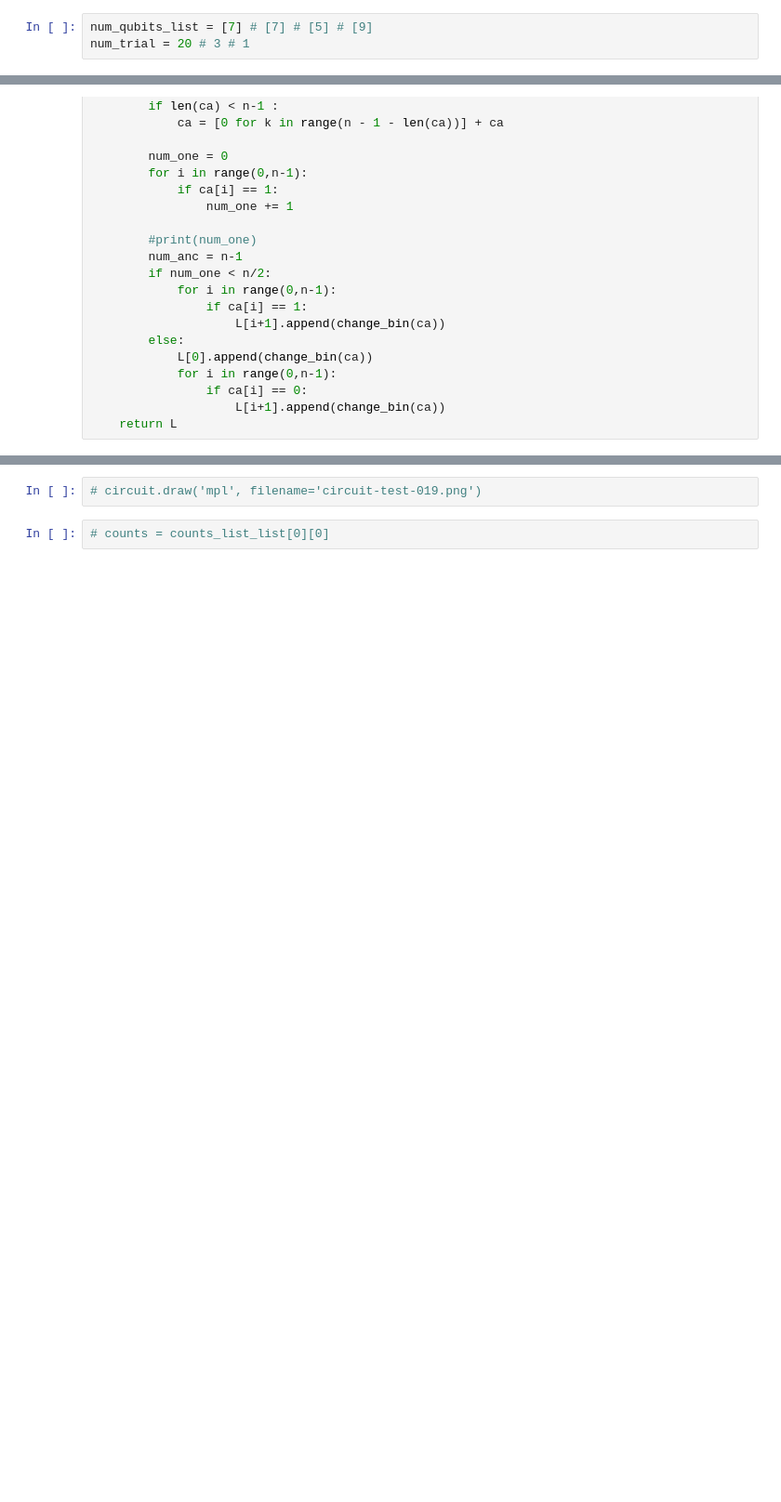
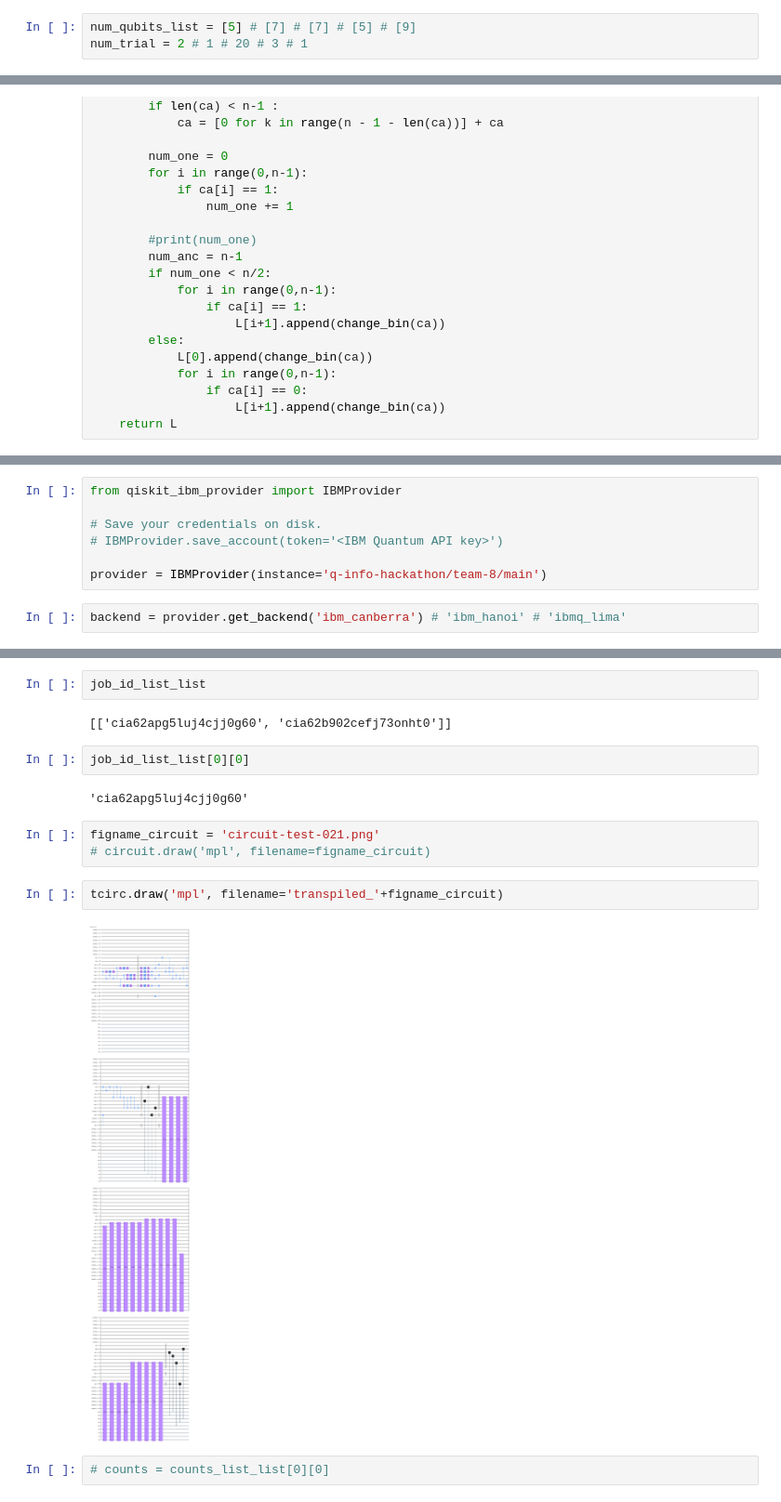
Before and after one commit to dyheo619/2023Q, a Jupyter notebook: repetition-code/noise-model/generalization/three-or-more-qubit-code.ipynb, the cells around one changed output, grey strips where cells are left out. Shown at 93% size. Cells and saved outputs as stored; diff of their text form; blank space fills up the shorter version.

```diff
--- a/repetition-code/noise-model/generalization/three-or-more-qubit-code.ipynb
+++ b/repetition-code/noise-model/generalization/three-or-more-qubit-code.ipynb
@@ -1,6 +1,6 @@
 # %%
-num_qubits_list = [7] # [7] # [5] # [9]
-num_trial = 20 # 3 # 1
+num_qubits_list = [5] # [7] # [7] # [5] # [9]
+num_trial = 2 # 1 # 20 # 3 # 1
 # %%
 from qiskit_aer import AerSimulator
 from qiskit import Aer
@@ -67,3 +69,12 @@ noise_model.add_basis_gates(['unitary'])
+# %%
+from qiskit_ibm_provider import IBMProvider
+
+# Save your credentials on disk.
+# IBMProvider.save_account(token='<IBM Quantum API key>')
+
+provider = IBMProvider(instance='q-info-hackathon/team-8/main')
+# %%
+backend = provider.get_backend('ibm_canberra') # 'ibm_hanoi' # 'ibmq_lima'
 # %%
 from qiskit import QuantumRegister, ClassicalRegister, QuantumCircuit
 from numpy import pi
@@ -237,5 +199,18 @@ n=5: {'1000 11111': 288, '1001 00000': 297, '0000 11111': 310, '1100 00000': 311
-# %%
-# circuit.draw('mpl', filename='circuit-test-019.png')
+# %%
+job_id_list_list
+# %% [output]
+[['cia62apg5luj4cjj0g60', 'cia62b902cefj73onht0']]
+# %%
+job_id_list_list[0][0]
+# %% [output]
+'cia62apg5luj4cjj0g60'
+# %%
+figname_circuit = 'circuit-test-021.png'
+# circuit.draw('mpl', filename=figname_circuit)
+# %%
+tcirc.draw('mpl', filename='transpiled_'+figname_circuit)
+# %% [output]
+[figure, added]
 # %%
 # counts = counts_list_list[0][0]
 # %%
```
Also changed, not shown: parts of 24 cells of this notebook, 1 other file.
